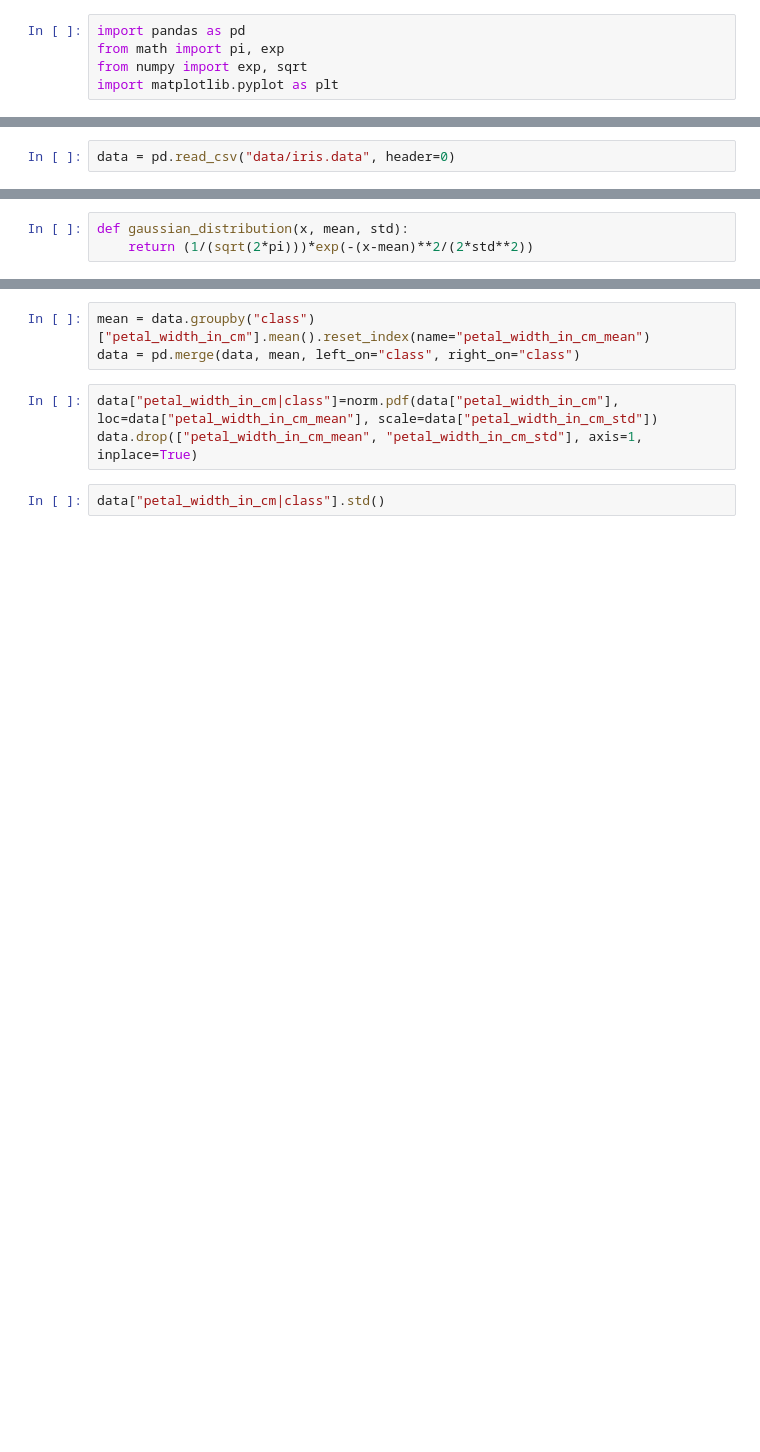
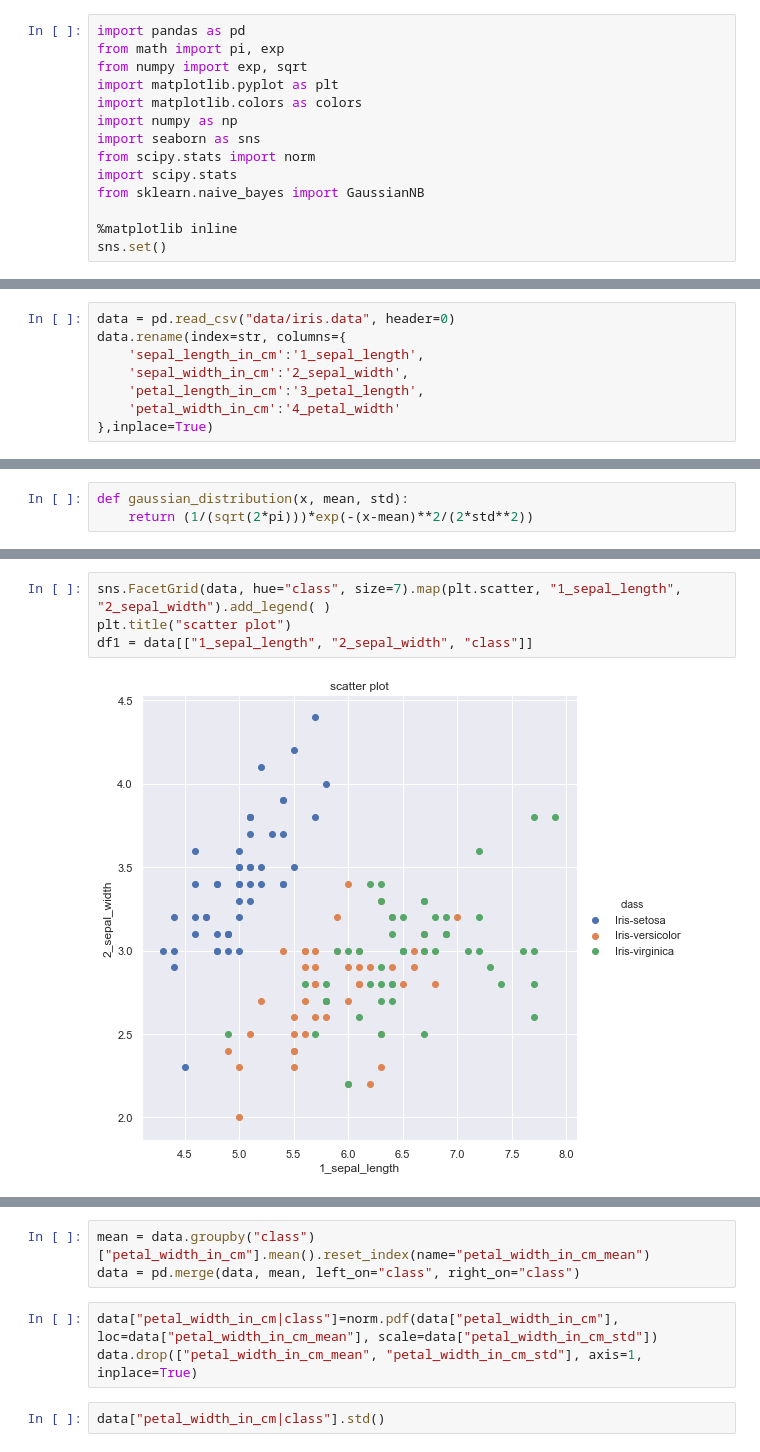
Before and after one commit to pingrunhuang/My_Impl_Bayes_Classifier, a Jupyter notebook: data_exploration.ipynb, the cells around one changed output, grey strips where cells are left out. Drawn from its saved outputs; the diff is of its cells as text; blank space fills up the shorter version.

```diff
--- a/data_exploration.ipynb
+++ b/data_exploration.ipynb
@@ -3,6 +3,15 @@ import pandas as pd
 from math import pi, exp
 from numpy import exp, sqrt
 import matplotlib.pyplot as plt
+import matplotlib.colors as colors
+import numpy as np
+import seaborn as sns
+from scipy.stats import norm
+import scipy.stats
+from sklearn.naive_bayes import GaussianNB
+
+%matplotlib inline
+sns.set()
 # %%
 columns = ['asia','tub','smoke','lung','bronc','either','xray','dysp']
 features = ["has_visited_asia", "has_tuberculosis", "smoking", "has_lung_cancer", "has_bronchitis", "either_tuberculosis_or_cancer", "xray_result", "dyspnea"]
@@ -12,3 +19,9 @@ from scipy.stats import norm
 # %%
 data = pd.read_csv("data/iris.data", header=0)
+data.rename(index=str, columns={
+    'sepal_length_in_cm':'1_sepal_length',
+    'sepal_width_in_cm':'2_sepal_width',
+    'petal_length_in_cm':'3_petal_length',
+    'petal_width_in_cm':'4_petal_width'
+},inplace=True)
 # %%
@@ -33,0 +39,6 @@ plt.show()
+# %%
+sns.FacetGrid(data, hue="class", size=7).map(plt.scatter, "1_sepal_length", "2_sepal_width").add_legend( )
+plt.title("scatter plot")
+df1 = data[["1_sepal_length", "2_sepal_width", "class"]]
+# %% [output]
+[figure, added]
```
Also changed, not shown: parts of 8 cells of this notebook, 6 other files.
